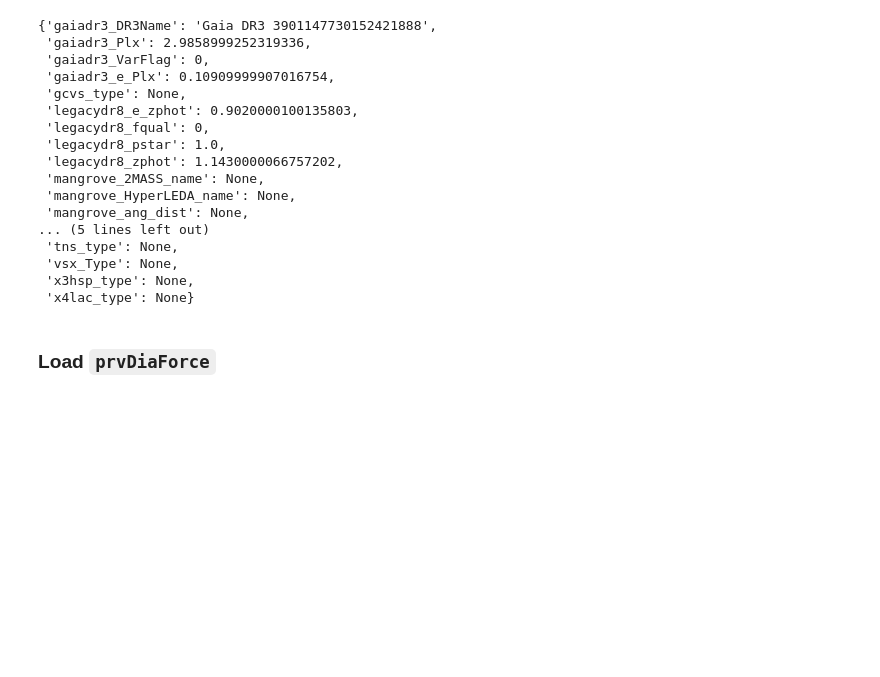
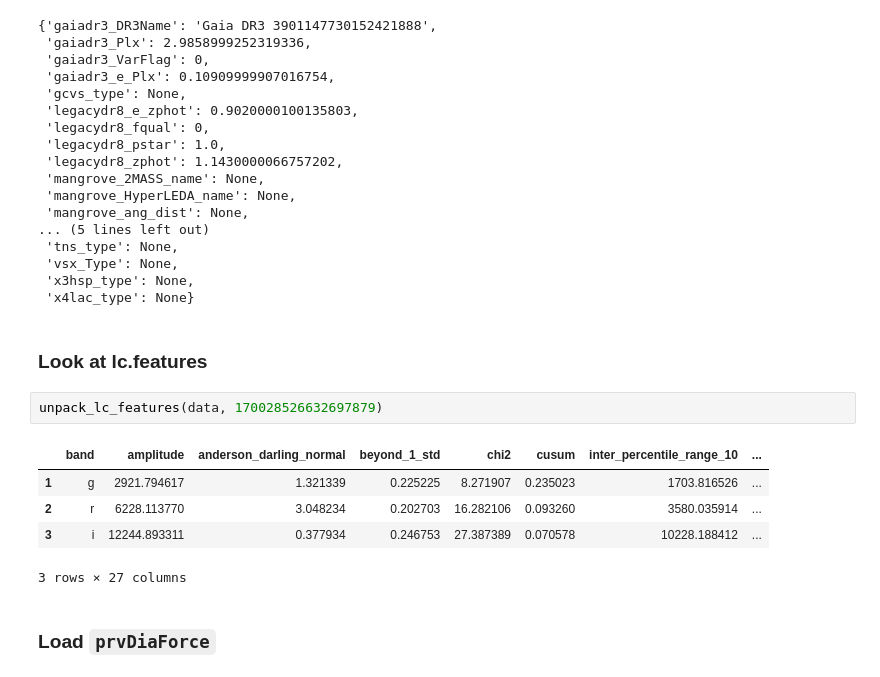
Before and after one commit to AndyTza/dirac-fink-rubin-alerts-demo, a Jupyter notebook: 1.0-Tutorial.ipynb, the cells around one changed output. Saved outputs shown, nothing was run; the diff lists cells and outputs as text; blank space fills up the shorter version.

```diff
--- a/1.0-Tutorial.ipynb
+++ b/1.0-Tutorial.ipynb
@@ -47,6 +54,16 @@ data.head(1)['xm'].loc[0]
  'vsx_Type': None,
  'x3hsp_type': None,
  'x4lac_type': None}
+# %% [markdown]
+### Look at lc.features
+# %%
+unpack_lc_features(data, 170028526632697879)
+# %% [output]
+|  | band | amplitude | anderson_darling_normal | beyond_1_std | chi2 | cusum | inter_percentile_range_10 | ... |
+| 1 | g | 2921.794617 | 1.321339 | 0.225225 | 8.271907 | 0.235023 | 1703.816526 | ... |
+| 2 | r | 6228.113770 | 3.048234 | 0.202703 | 16.282106 | 0.093260 | 3580.035914 | ... |
+| 3 | i | 12244.893311 | 0.377934 | 0.246753 | 27.387389 | 0.070578 | 10228.188412 | ... |
+3 rows × 27 columns
 # %% [markdown]
 ### Load `prvDiaForce`
 # %%
```
Also changed, not shown: parts of 1 cell of this notebook, 1 other file.
